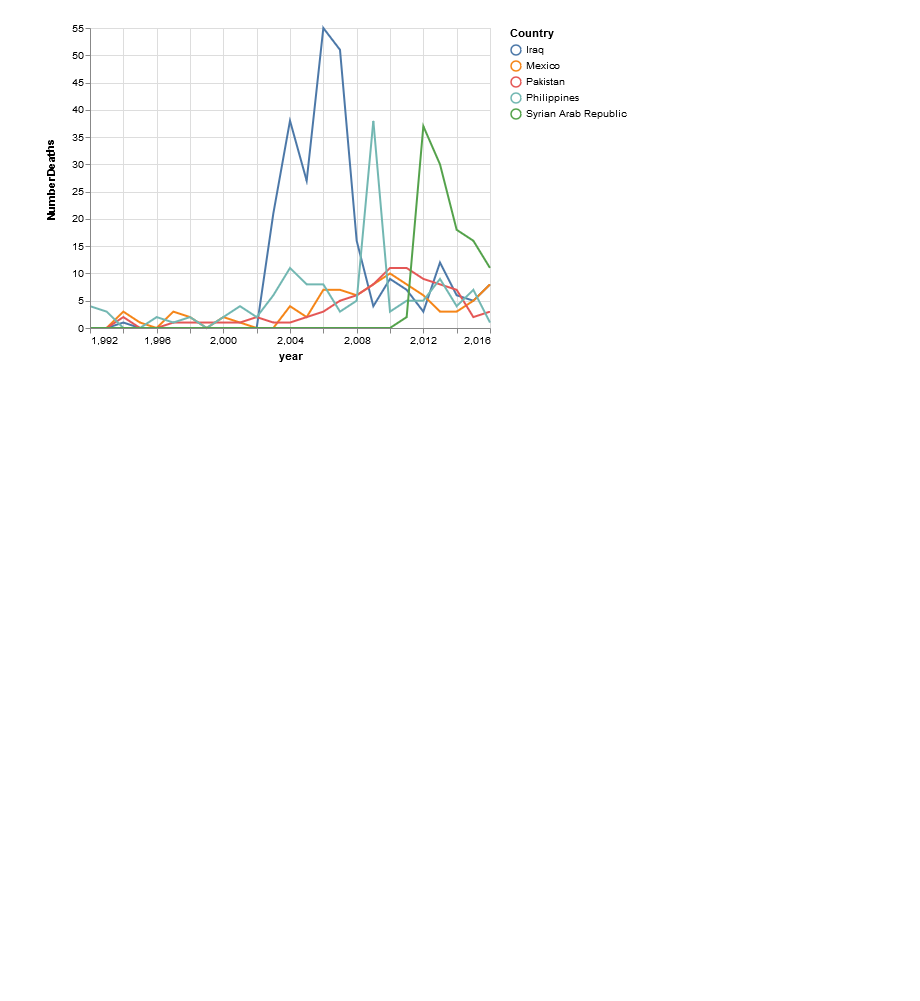
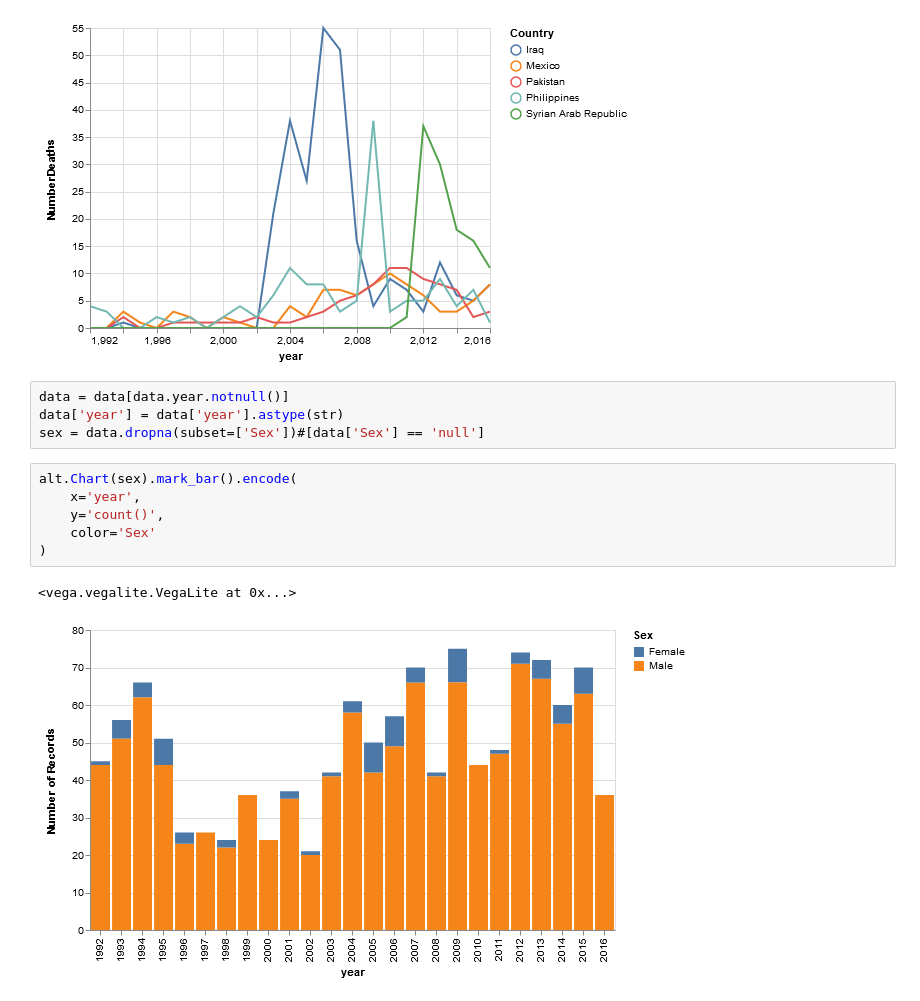
Before and after one commit to seashiva94/data_viz_project, a Jupyter notebook: mapColor.ipynb, the cells around one changed output. Saved outputs shown, nothing was run; the diff lists cells and outputs as text; blank space fills up the shorter version.

```diff
--- a/mapColor.ipynb
+++ b/mapColor.ipynb
@@ -544,3 +529,16 @@ alt.Chart(timeSeries2).mark_line().encode(
 # %% [output]
 <vega.vegalite.VegaLite at 0x...>
 [figure]
+# %%
+data = data[data.year.notnull()]
+data['year'] = data['year'].astype(str)
+sex = data.dropna(subset=['Sex'])#[data['Sex'] == 'null']
+# %%
+alt.Chart(sex).mark_bar().encode(
+    x='year',
+    y='count()',
+    color='Sex'
+)
+# %% [output]
+<vega.vegalite.VegaLite at 0x...>
+[figure, added]
```
Also changed, not shown: parts of 1 cell of this notebook.
